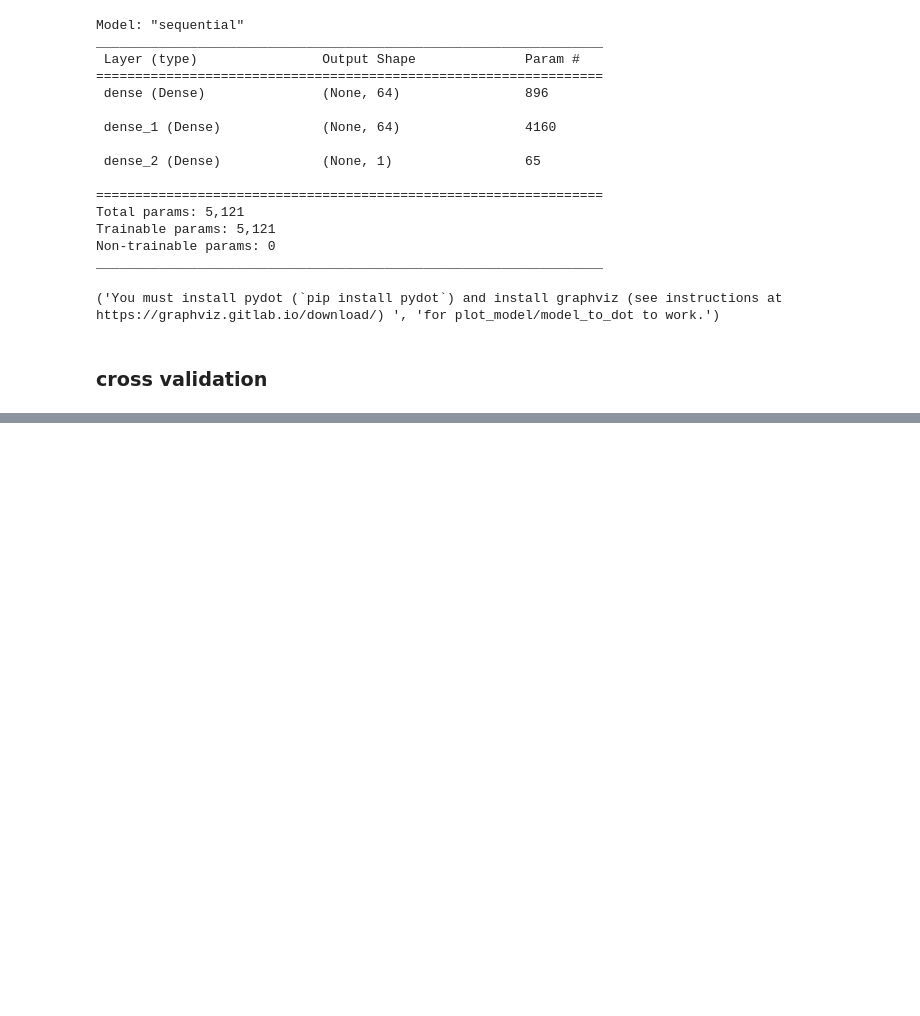
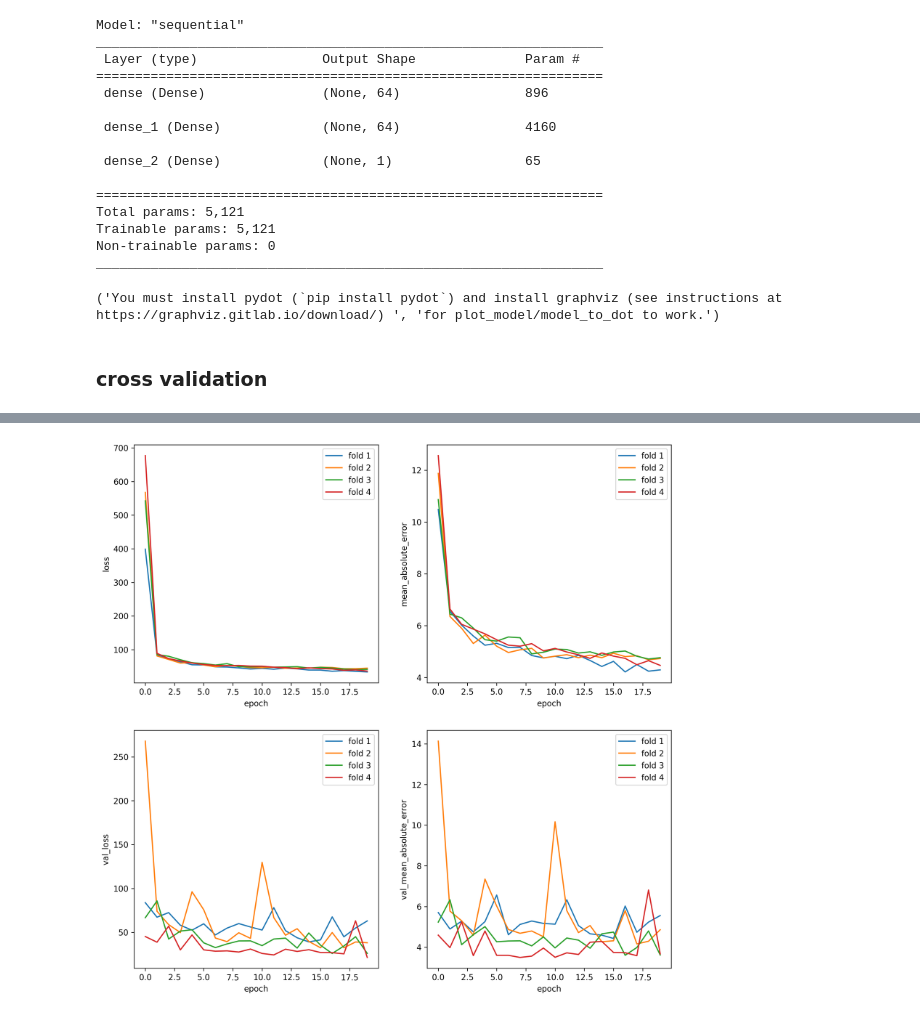
Before and after one commit to ashen007/Test_TF, a Jupyter notebook: notebooks/validation.ipynb, the cells around one changed output, grey strips where cells are left out. Saved outputs shown, nothing was run; the diff lists cells and outputs as text; code cells hidden in the pictures; blank space fills up the shorter version.

```diff
--- a/notebooks/validation.ipynb
+++ b/notebooks/validation.ipynb
@@ -107,0 +127,24 @@ Epoch 10/10
+# %%
+figure, axes = plt.subplots(nrows=2, ncols=2, figsize=[12, 12], dpi=300)
+axes = axes.ravel()
+
+for i in range(4):
+    sns.lineplot(x=range(20), y=histories[i].history['loss'],label=f'fold {i + 1}',ax=axes[0])
+for i in range(4):
+    sns.lineplot(x=range(20), y=histories[i].history['mean_absolute_error'],label=f'fold {i + 1}',ax=axes[1])
+for i in range(4):
+    sns.lineplot(x=range(20), y=histories[i].history['val_loss'],label=f'fold {i + 1}',ax=axes[2])
+for i in range(4):
+    sns.lineplot(x=range(20), y=histories[i].history['val_mean_absolute_error'],label=f'fold {i + 1}',ax=axes[3])
+
+for i in range(4):
+    axes[i].set_xlabel('epoch')
+
+axes[0].set_ylabel('loss')
+axes[1].set_ylabel('mean_absolute_error')
+axes[2].set_ylabel('val_loss')
+axes[3].set_ylabel('val_mean_absolute_error')
+
+plt.show()
+# %% [output]
+[figure, added]
```
Also changed, not shown: parts of 3 cells of this notebook.
